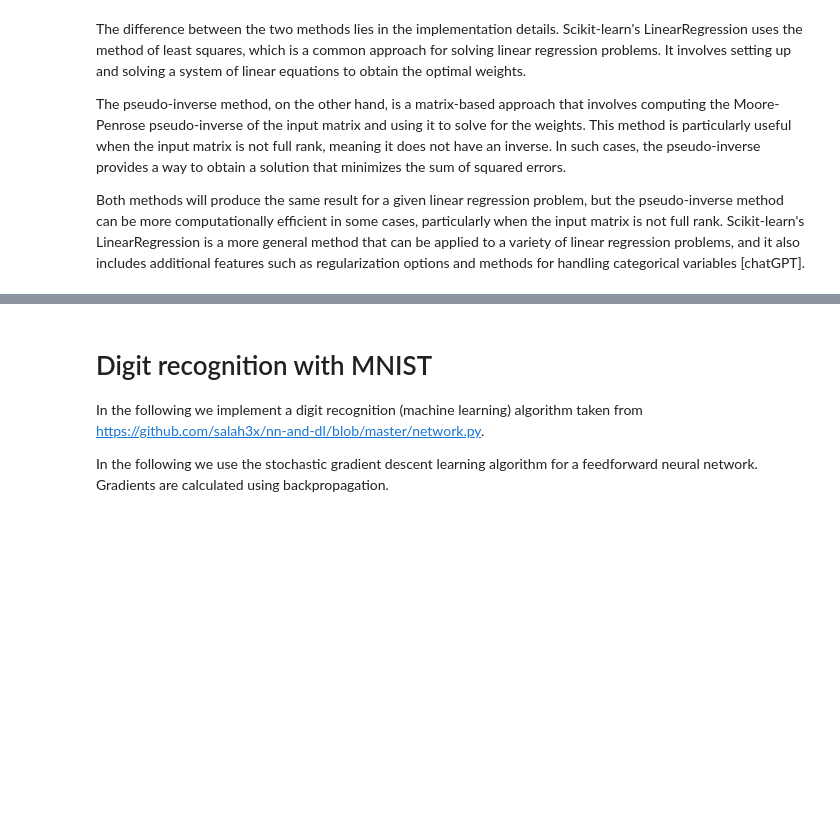
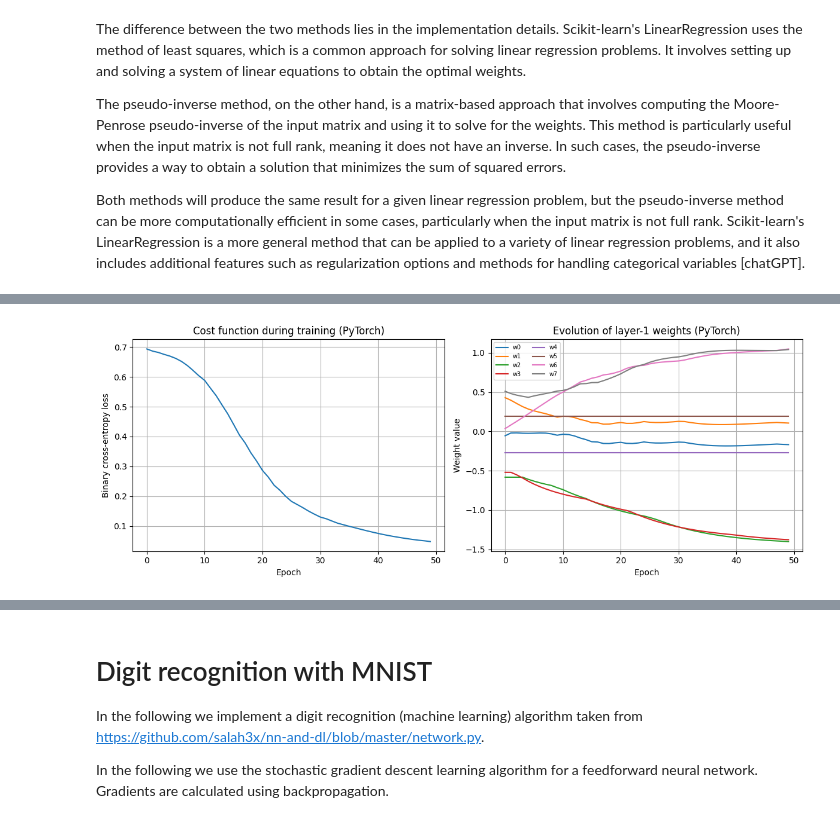
Before and after one commit to JanAHLBORN/Neural-network-theory-and-experimentation, a Jupyter notebook: Introduction_to_ML.ipynb, the cells around one changed output, grey strips where cells are left out. Drawn from its saved outputs; the diff is of its cells as text; code cells hidden in the pictures; blank space fills up the shorter version.

```diff
--- a/Introduction_to_ML.ipynb
+++ b/Introduction_to_ML.ipynb
@@ -875,0 +1175,96 @@ Both methods will produce the same result for a given linear regression problem,
+# %%
+"""
+Simple 3-layer neural network trained on the XOR problem with PyTorch.
+
+XOR is not linearly separable, so a plain "fit" (like linear regression)
+cannot solve it. A network with a hidden layer and a nonlinear activation
+can, which is why this is a good minimal example of what neural network
+*training* can do beyond fitting.
+"""
+
+import torch
+import torch.nn as nn
+import matplotlib.pyplot as plt
+
+torch.manual_seed(0)  # for reproducibility
+
+# ---------------------------------------------------------------------------
+# 1. Data: the XOR truth table
+# ---------------------------------------------------------------------------
+X = torch.tensor([[0., 0.],
+                   [0., 1.],
+                   [1., 0.],
+                   [1., 1.]])
+y = torch.tensor([[0.], [1.], [1.], [0.]])
+
+# ---------------------------------------------------------------------------
+# 2. Model: 3 layers -> input(2) -> hidden(8) -> hidden(8) -> output(1)
+#    We use ReLU after the two hidden layers and a sigmoid on the output,
+#    since this is a binary classification task.
+# ---------------------------------------------------------------------------
+model = nn.Sequential(
+    nn.Linear(2, 8),   # layer 1: input -> hidden
+    nn.ReLU(),
+    nn.Linear(8, 8),   # layer 2: hidden -> hidden
+    nn.ReLU(),
+    nn.Linear(8, 1),   # layer 3: hidden -> output
+    nn.Sigmoid()
+)
+
+criterion = nn.BCELoss()                                 # binary cross-entropy cost
+optimizer = torch.optim.Adam(model.parameters(), lr=0.05)  # Adam optimizer (gradient descent variant)
+
+# ---------------------------------------------------------------------------
+# 3. Training loop, recording the weights of layer 1 after every epoch
+#    so we can visualize how gradient descent moves them over time.
+# ---------------------------------------------------------------------------
+n_epochs = 50
+weight_history = []  # will store a snapshot of layer-1 weights each epoch
+loss_history = []
+
+layer1 = model[0]  # the first nn.Linear layer, whose weights we track
+
+for epoch in range(n_epochs):
+    optimizer.zero_grad()          # reset gradients from the previous step
+    y_hat = model(X)               # forward pass
+    loss = criterion(y_hat, y)     # compute the cost J
+    loss.backward()                # backpropagation: compute dJ/dW for every layer
+    optimizer.step()               # gradient descent update: W' = W - eta * dJ/dW
+
+    # record a copy of the current layer-1 weights (flattened, 16 numbers: 8x2)
+    weight_history.append(layer1.weight.detach().clone().flatten().numpy())
+    loss_history.append(loss.item())
+
+weight_history = np.array(weight_history)  # shape (n_epochs, 16)
+
+# ---------------------------------------------------------------------------
+# 4. Check the final predictions
+# ---------------------------------------------------------------------------
+with torch.no_grad():
+    preds = model(X)
+print("Final predictions (should be close to [0, 1, 1, 0]):")
+print(preds.flatten().numpy())
+
+# ---------------------------------------------------------------------------
+# 5. Plot: cost curve + evolution of a handful of layer-1 weights
+# ---------------------------------------------------------------------------
+fig, axes = plt.subplots(1, 2, figsize=(12, 4.5))
+
+axes[0].plot(loss_history)
+axes[0].set_xlabel("Epoch")
+axes[0].set_ylabel("Binary cross-entropy loss")
+axes[0].set_title("Cost function during training (PyTorch)")
+axes[0].grid()
+
+# plot the first 8 of the 16 layer-1 weights over training
+for i in range(8):
+    axes[1].plot(weight_history[:, i], label=f"w{i}")
+axes[1].set_xlabel("Epoch")
+axes[1].set_ylabel("Weight value")
+axes[1].set_title("Evolution of layer-1 weights (PyTorch)")
+axes[1].legend(fontsize=7, ncol=2)
+axes[1].grid()
+
+plt.tight_layout()
+plt.show()
+# %% [output]
@@ -875,0 +1273 @@ Both methods will produce the same result for a given linear regression problem,
+[figure, added]
```
Also changed, not shown: parts of 9 cells of this notebook, 1 other file.
